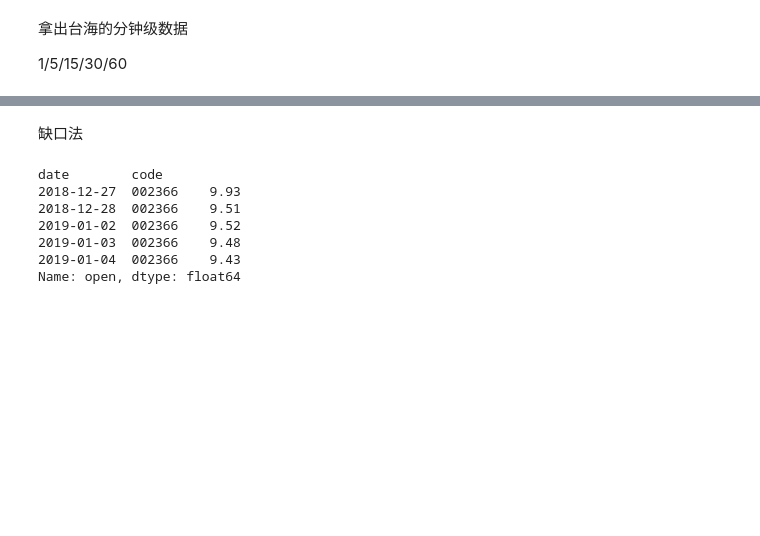
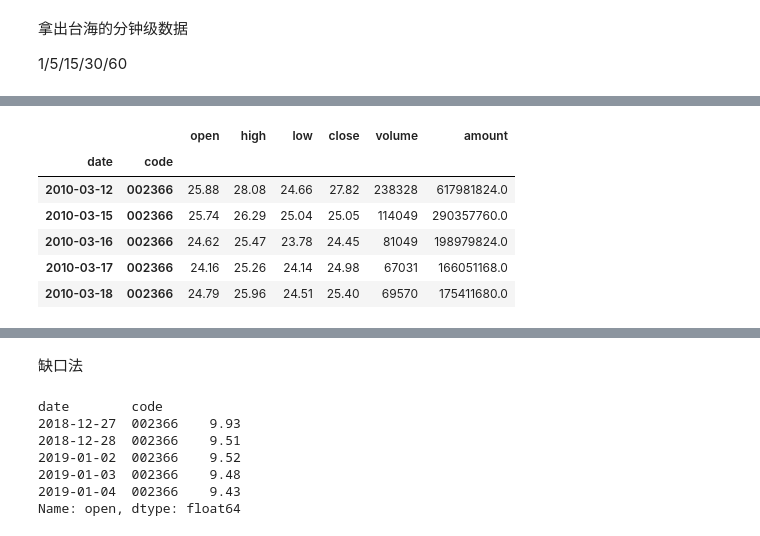
Before and after one commit to dxcv/strategy_research, a Jupyter notebook: holding/taihai.ipynb, the cells around one changed output, grey strips where cells are left out. Saved outputs shown, nothing was run; the diff lists cells and outputs as text; code cells hidden in the pictures; blank space fills up the shorter version.

```diff
--- a/holding/taihai.ipynb
+++ b/holding/taihai.ipynb
@@ -53,0 +56,14 @@ writer.save()
+# %%
+data_day = pd.read_excel('data/data_min.xlsx', 'day', dtype={'code':'str'})
+# %%
+data_day = data_day.set_index(['date', 'code'])
+# %%
+data_day.head()
+# %% [output]
+|  |  | open | high | low | close | volume | amount |
+| date | code |  |  |  |  |  |  |
+| 2010-03-12 | 002366 | 25.88 | 28.08 | 24.66 | 27.82 | 238328 | 617981824.0 |
+| 2010-03-15 | 002366 | 25.74 | 26.29 | 25.04 | 25.05 | 114049 | 290357760.0 |
+| 2010-03-16 | 002366 | 24.62 | 25.47 | 23.78 | 24.45 | 81049 | 198979824.0 |
+| 2010-03-17 | 002366 | 24.16 | 25.26 | 24.14 | 24.98 | 67031 | 166051168.0 |
+| 2010-03-18 | 002366 | 24.79 | 25.96 | 24.51 | 25.40 | 69570 | 175411680.0 |
```
Also changed, not shown: parts of 8 cells of this notebook, 2 other files.
